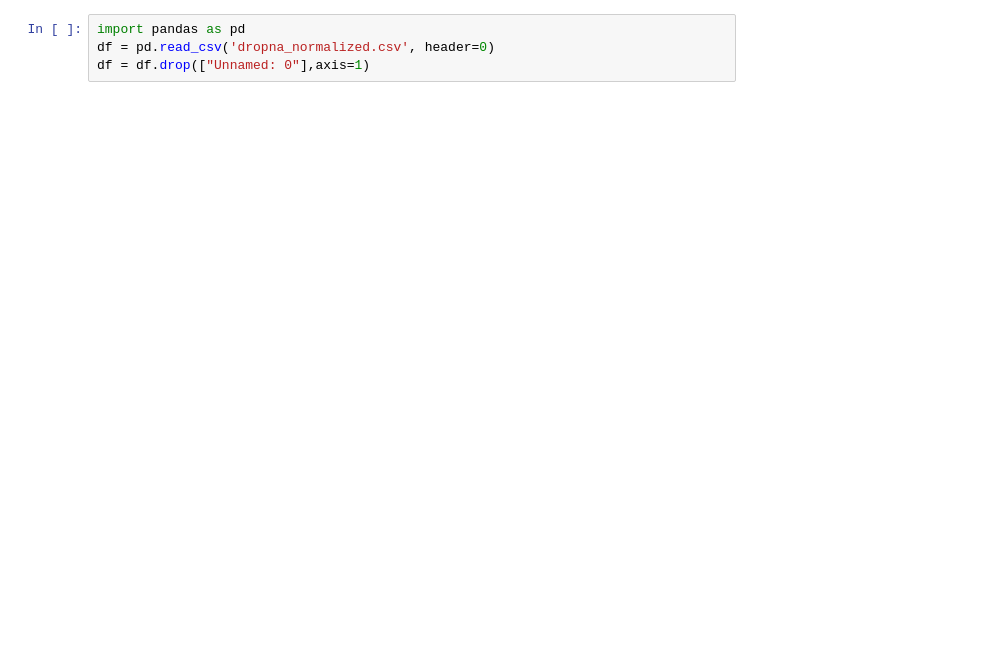
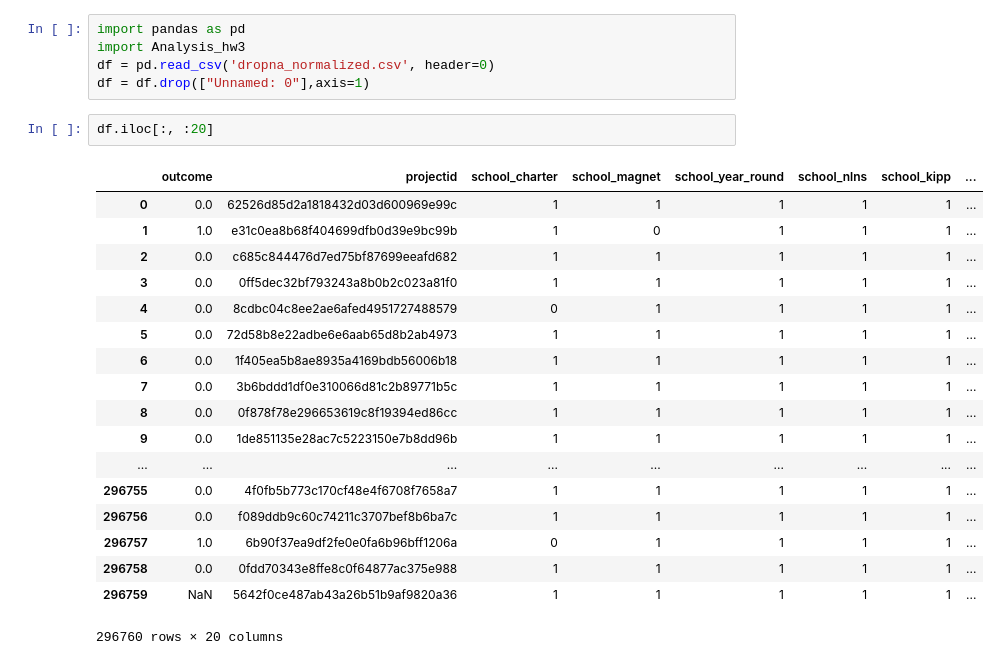
Before and after one commit to Keisuke-Yokota/CAPP-30254-1-Spring-2018-, a Jupyter notebook: hw3/Untitled6.ipynb, the cells around one changed output. Cells and saved outputs as stored; diff of their text form; blank space fills up the shorter version.

```diff
--- a/hw3/Untitled6.ipynb
+++ b/hw3/Untitled6.ipynb
@@ -1,4 +1,26 @@
 # %%
 import pandas as pd
+import Analysis_hw3
 df = pd.read_csv('dropna_normalized.csv', header=0)
 df = df.drop(["Unnamed: 0"],axis=1)
+# %%
+df.iloc[:, :20]
+# %% [output]
+|  | outcome | projectid | school_charter | school_magnet | school_year_round | school_nlns | school_kipp | ... |
+| 0 | 0.0 | 62526d85d2a1818432d03d600969e99c | 1 | 1 | 1 | 1 | 1 | ... |
+| 1 | 1.0 | e31c0ea8b68f404699dfb0d39e9bc99b | 1 | 0 | 1 | 1 | 1 | ... |
+| 2 | 0.0 | c685c844476d7ed75bf87699eeafd682 | 1 | 1 | 1 | 1 | 1 | ... |
+| 3 | 0.0 | 0ff5dec32bf793243a8b0b2c023a81f0 | 1 | 1 | 1 | 1 | 1 | ... |
+| 4 | 0.0 | 8cdbc04c8ee2ae6afed4951727488579 | 0 | 1 | 1 | 1 | 1 | ... |
+| 5 | 0.0 | 72d58b8e22adbe6e6aab65d8b2ab4973 | 1 | 1 | 1 | 1 | 1 | ... |
+| 6 | 0.0 | 1f405ea5b8ae8935a4169bdb56006b18 | 1 | 1 | 1 | 1 | 1 | ... |
+| 7 | 0.0 | 3b6bddd1df0e310066d81c2b89771b5c | 1 | 1 | 1 | 1 | 1 | ... |
+| 8 | 0.0 | 0f878f78e296653619c8f19394ed86cc | 1 | 1 | 1 | 1 | 1 | ... |
+| 9 | 0.0 | 1de851135e28ac7c5223150e7b8dd96b | 1 | 1 | 1 | 1 | 1 | ... |
+| ... | ... | ... | ... | ... | ... | ... | ... | ... |
+| 296755 | 0.0 | 4f0fb5b773c170cf48e4f6708f7658a7 | 1 | 1 | 1 | 1 | 1 | ... |
+| 296756 | 0.0 | f089ddb9c60c74211c3707bef8b6ba7c | 1 | 1 | 1 | 1 | 1 | ... |
+| 296757 | 1.0 | 6b90f37ea9df2fe0e0fa6b96bff1206a | 0 | 1 | 1 | 1 | 1 | ... |
+| 296758 | 0.0 | 0fdd70343e8ffe8c0f64877ac375e988 | 1 | 1 | 1 | 1 | 1 | ... |
+| 296759 | NaN | 5642f0ce487ab43a26b51b9af9820a36 | 1 | 1 | 1 | 1 | 1 | ... |
+296760 rows × 20 columns
```
Also changed, not shown: parts of 9 cells of this notebook, 2 other files.
